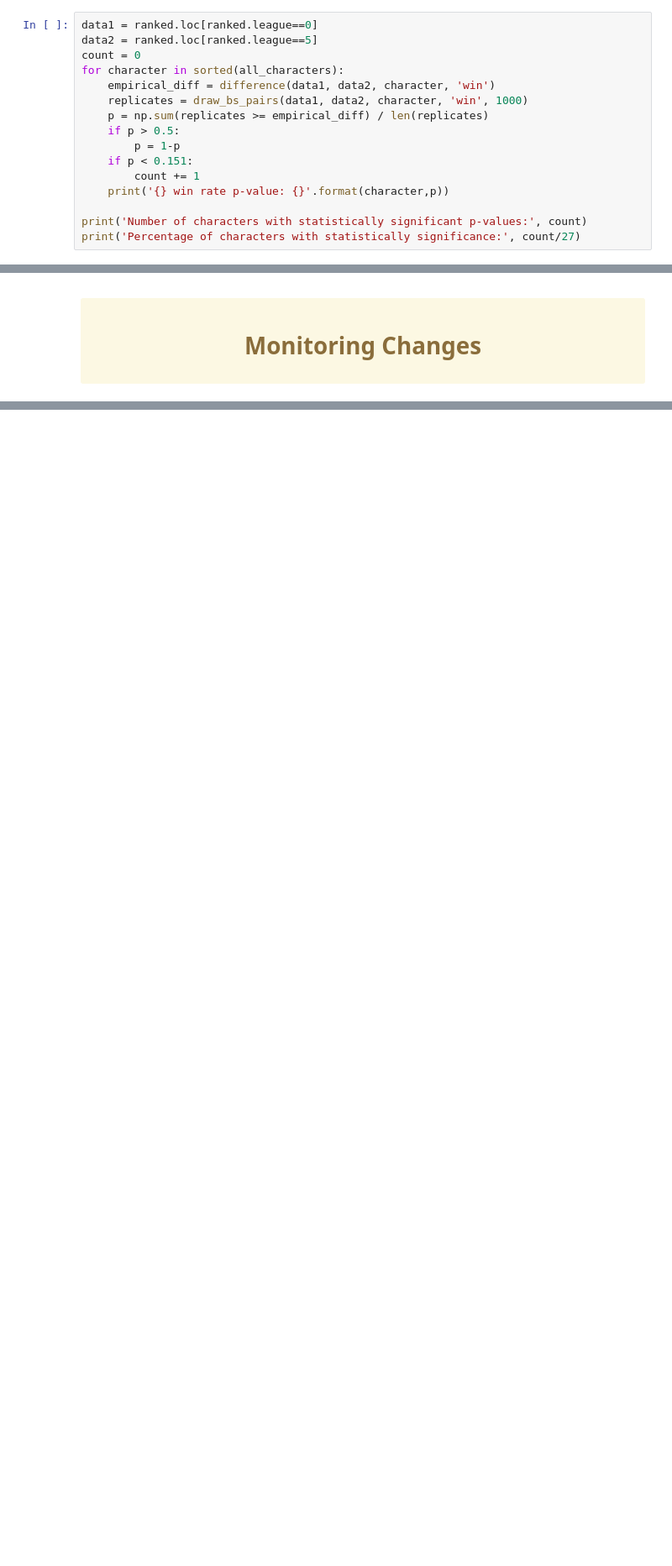
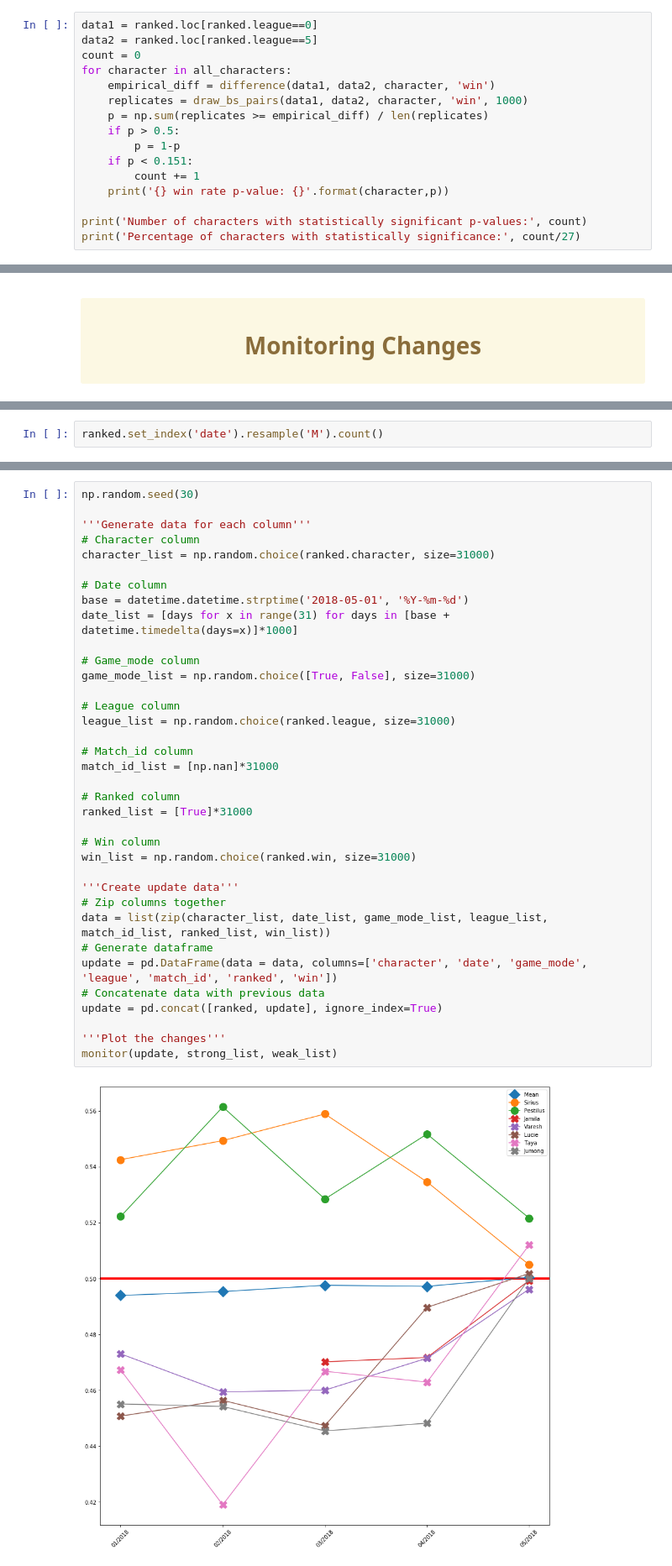
Before and after one commit to rd-tran/Battlerite-Game-Balances, a Jupyter notebook: Stats.ipynb, the cells around one changed output, grey strips where cells are left out. Shown at 84% size. Drawn from its saved outputs; the diff is of its cells as text; blank space fills up the shorter version.

```diff
--- a/Stats.ipynb
+++ b/Stats.ipynb
@@ -621,7 +604,7 @@ print('Percentage of characters with statistically significance:', count/27)
 data1 = ranked.loc[ranked.league==0]
 data2 = ranked.loc[ranked.league==5]
 count = 0
-for character in sorted(all_characters):
+for character in all_characters:
     empirical_diff = difference(data1, data2, character, 'win')
     replicates = draw_bs_pairs(data1, data2, character, 'win', 1000)
     p = np.sum(replicates >= empirical_diff) / len(replicates)
@@ -703,0 +765,2 @@ legend = overall_win_rates.format + ' - ' + overall_win_rates.game_mode'''
+# %%
+ranked.set_index('date').resample('M').count()
@@ -703,0 +778,38 @@ legend = overall_win_rates.format + ' - ' + overall_win_rates.game_mode'''
+# %%
+np.random.seed(30)
+
+'''Generate data for each column'''
+# Character column
+character_list = np.random.choice(ranked.character, size=31000)
+
+# Date column
+base = datetime.datetime.strptime('2018-05-01', '%Y-%m-%d')
+date_list = [days for x in range(31) for days in [base + datetime.timedelta(days=x)]*1000]
+
+# Game_mode column
+game_mode_list = np.random.choice([True, False], size=31000)
+
+# League column
+league_list = np.random.choice(ranked.league, size=31000)
+
+# Match_id column
+match_id_list = [np.nan]*31000
+
+# Ranked column
+ranked_list = [True]*31000
+
+# Win column
+win_list = np.random.choice(ranked.win, size=31000)
+
+'''Create update data'''
+# Zip columns together
+data = list(zip(character_list, date_list, game_mode_list, league_list, match_id_list, ranked_list, win_list))
+# Generate dataframe
+update = pd.DataFrame(data = data, columns=['character', 'date', 'game_mode', 'league', 'match_id', 'ranked', 'win'])
+# Concatenate data with previous data
+update = pd.concat([ranked, update], ignore_index=True)
+
+'''Plot the changes'''
+monitor(update, strong_list, weak_list)
+# %% [output]
+[figure, added]
```
Also changed, not shown: parts of 32 cells of this notebook, 13 other files.
